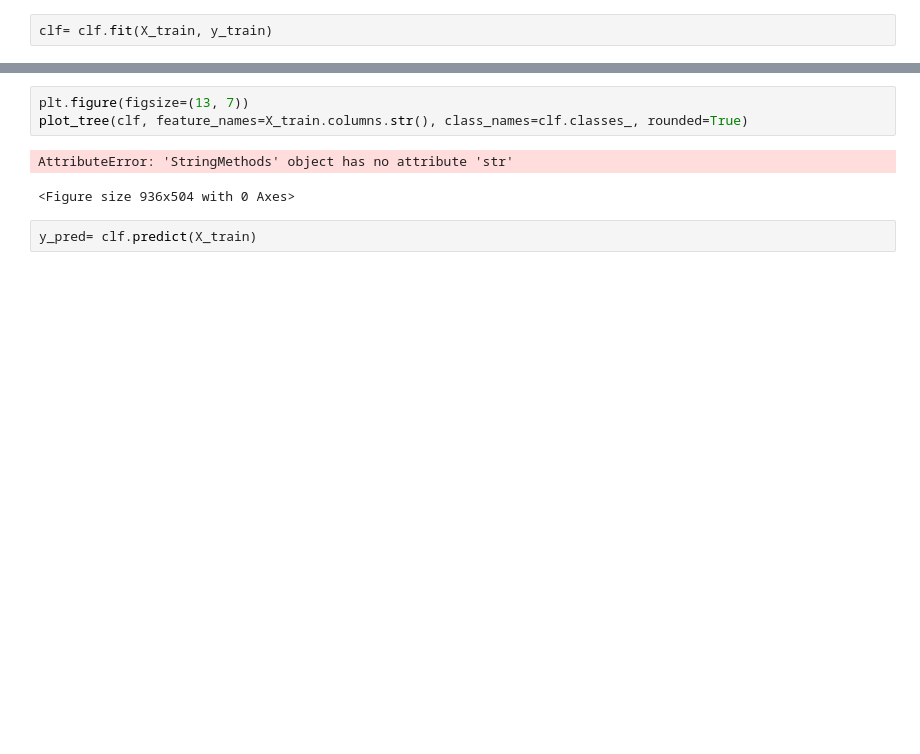
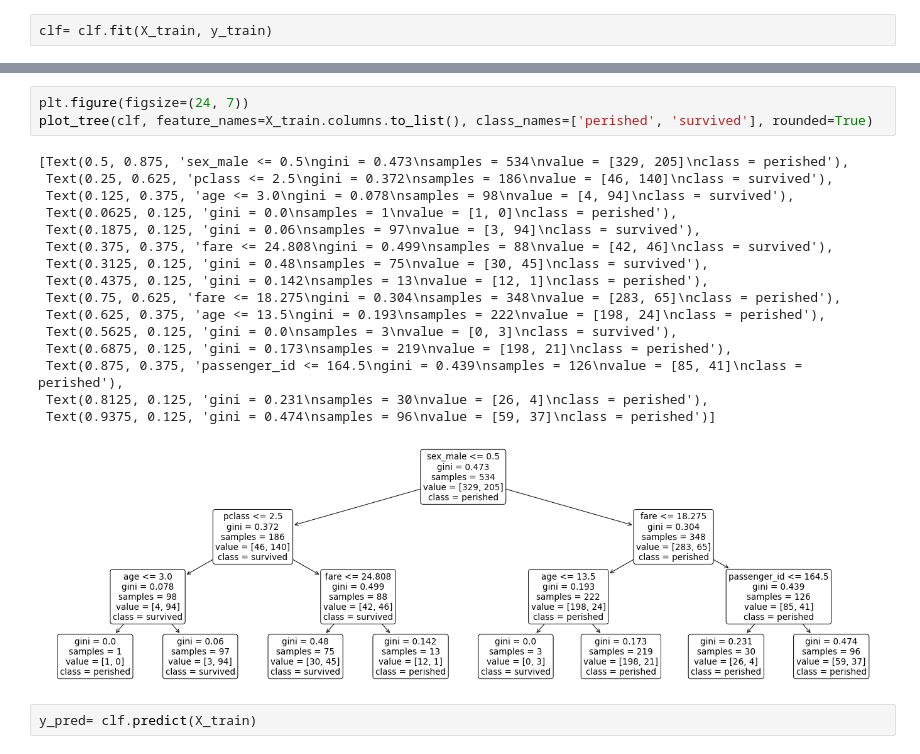
Before and after one commit to joe-bennett/classification-exercises, a Jupyter notebook: model.ipynb, the cells around one changed output, grey strips where cells are left out. Saved outputs shown, nothing was run; the diff lists cells and outputs as text; blank space fills up the shorter version.

```diff
--- a/model.ipynb
+++ b/model.ipynb
@@ -113,9 +110,23 @@ DecisionTreeClassifier(max_depth=3, random_state=123)
 # %%
-plt.figure(figsize=(13, 7))
-plot_tree(clf, feature_names=X_train.columns.str(), class_names=clf.classes_, rounded=True)
+plt.figure(figsize=(24, 7))
+plot_tree(clf, feature_names=X_train.columns.to_list(), class_names=['perished', 'survived'], rounded=True)
 # %% [output]
-AttributeError: 'StringMethods' object has no attribute 'str'
+[Text(0.5, 0.875, 'sex_male <= 0.5\ngini = 0.473\nsamples = 534\nvalue = [329, 205]\nclass = perished'),
+ Text(0.25, 0.625, 'pclass <= 2.5\ngini = 0.372\nsamples = 186\nvalue = [46, 140]\nclass = survived'),
+ Text(0.125, 0.375, 'age <= 3.0\ngini = 0.078\nsamples = 98\nvalue = [4, 94]\nclass = survived'),
+ Text(0.0625, 0.125, 'gini = 0.0\nsamples = 1\nvalue = [1, 0]\nclass = perished'),
+ Text(0.1875, 0.125, 'gini = 0.06\nsamples = 97\nvalue = [3, 94]\nclass = survived'),
+ Text(0.375, 0.375, 'fare <= 24.808\ngini = 0.499\nsamples = 88\nvalue = [42, 46]\nclass = survived'),
+ Text(0.3125, 0.125, 'gini = 0.48\nsamples = 75\nvalue = [30, 45]\nclass = survived'),
+ Text(0.4375, 0.125, 'gini = 0.142\nsamples = 13\nvalue = [12, 1]\nclass = perished'),
+ Text(0.75, 0.625, 'fare <= 18.275\ngini = 0.304\nsamples = 348\nvalue = [283, 65]\nclass = perished'),
+ Text(0.625, 0.375, 'age <= 13.5\ngini = 0.193\nsamples = 222\nvalue = [198, 24]\nclass = perished'),
+ Text(0.5625, 0.125, 'gini = 0.0\nsamples = 3\nvalue = [0, 3]\nclass = survived'),
+ Text(0.6875, 0.125, 'gini = 0.173\nsamples = 219\nvalue = [198, 21]\nclass = perished'),
+ Text(0.875, 0.375, 'passenger_id <= 164.5\ngini = 0.439\nsamples = 126\nvalue = [85, 41]\nclass = perished'),
+ Text(0.8125, 0.125, 'gini = 0.231\nsamples = 30\nvalue = [26, 4]\nclass = perished'),
+ Text(0.9375, 0.125, 'gini = 0.474\nsamples = 96\nvalue = [59, 37]\nclass = perished')]
-<Figure size 936x504 with 0 Axes>
+[figure, added]
 # %%
 y_pred= clf.predict(X_train)
 # %%
```
Also changed, not shown: parts of 132 cells of this notebook, 1 other file.
